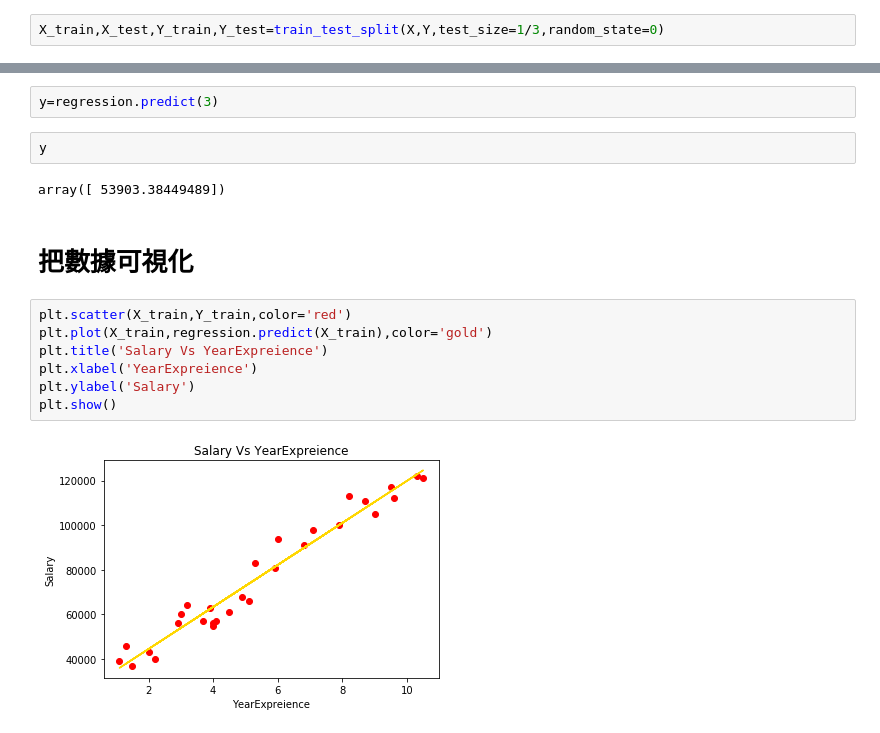
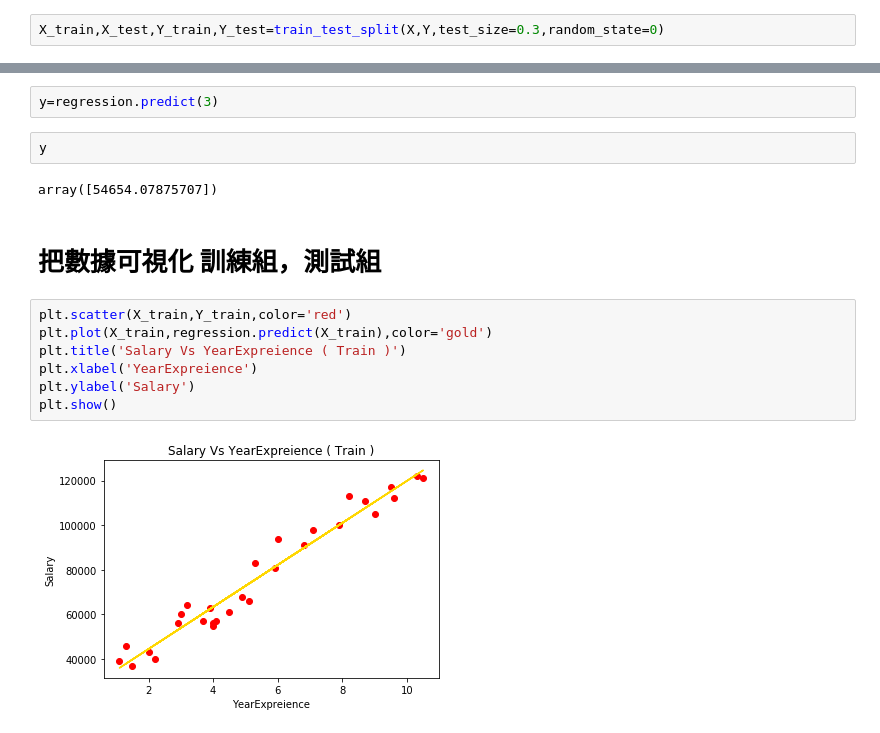
Before and after one commit to hahabrobro/PythonDemo, a Jupyter notebook: 線性預測/線性預測.ipynb, the cells around one changed output, grey strips where cells are left out. Cells and saved outputs as stored; diff of their text form.

```diff
--- a/線性預測/線性預測.ipynb
+++ b/線性預測/線性預測.ipynb
@@ -68,7 +68,7 @@ array([ 39000,  46000,  37000,  43000,  40000,  56000,  60000,  64000,
 # %%
 from sklearn.model_selection import train_test_split
 # %%
-X_train,X_test,Y_train,Y_test=train_test_split(X,Y,test_size=1/3,random_state=0)
+X_train,X_test,Y_train,Y_test=train_test_split(X,Y,test_size=0.3,random_state=0)
 # %% [markdown]
 # 建立數據模型
 # %%
@@ -86,15 +86,15 @@ y=regression.predict(3)
 # %%
 y
 # %% [output]
-array([ 53903.38449489])
+array([54654.07875707])
 # %% [markdown]
-# 把數據可視化
+# 把數據可視化 訓練組，測試組
 # %%
 plt.scatter(X_train,Y_train,color='red')
 plt.plot(X_train,regression.predict(X_train),color='gold')
-plt.title('Salary Vs YearExpreience')
+plt.title('Salary Vs YearExpreience ( Train )')
 plt.xlabel('YearExpreience')
 plt.ylabel('Salary')
 plt.show()
 # %% [output]
-[figure, old version]
+[figure, new version]
```
Also changed, not shown: parts of 2 cells of this notebook, 12 other files.
